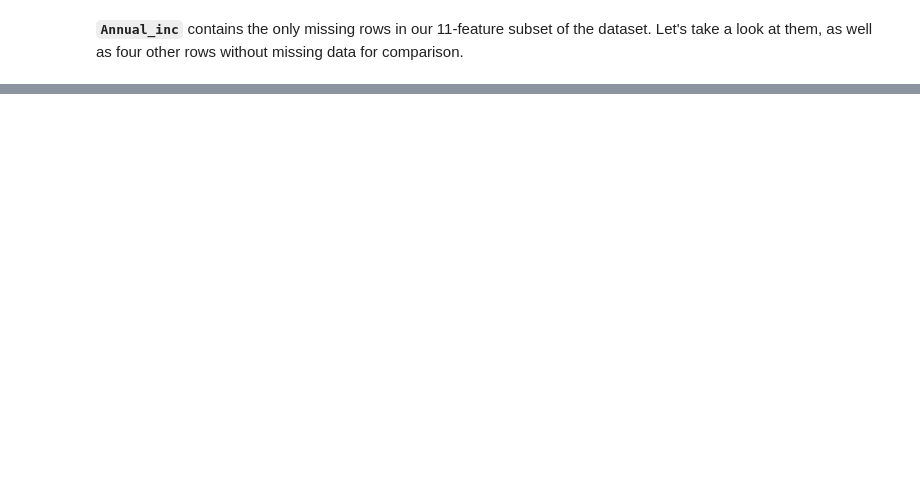
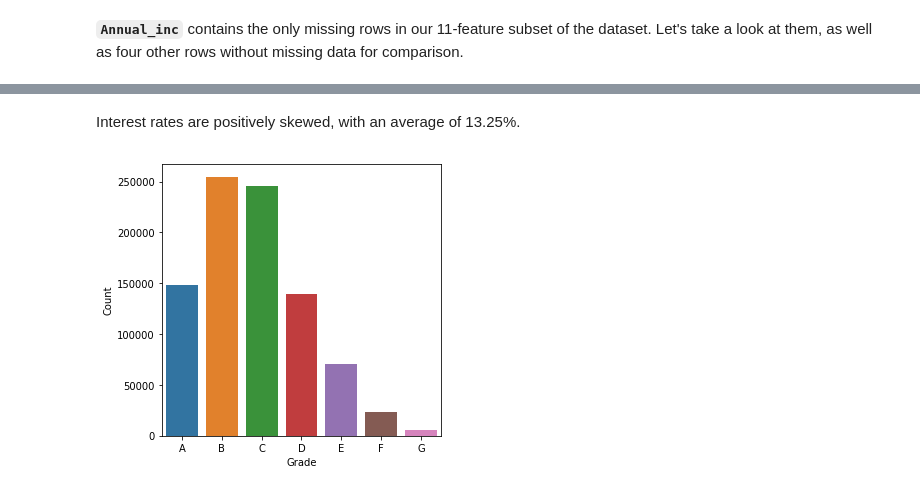
Before and after one commit to ryanpeabody/bx-data-science, a Jupyter notebook: lending-club-analysis.ipynb, the cells around one changed output, grey strips where cells are left out. Cells and saved outputs as stored; diff of their text form; code cells hidden in the pictures; blank space fills up the shorter version.

```diff
--- a/lending-club-analysis.ipynb
+++ b/lending-club-analysis.ipynb
@@ -108,0 +259,10 @@ There is
+# %% [markdown]
+Interest rates are positively skewed, with an average of 13.25%.
+# %%
+fig = plt.figure(figsize = (5, 5))
+ax = sns.countplot(df['grade'])
+ax.set_xlabel('Grade')
+ax.set_ylabel('Count')
+plt.show()
+# %% [output]
+[figure, added]
```
Also changed, not shown: parts of 52 cells of this notebook, 2 other files.
